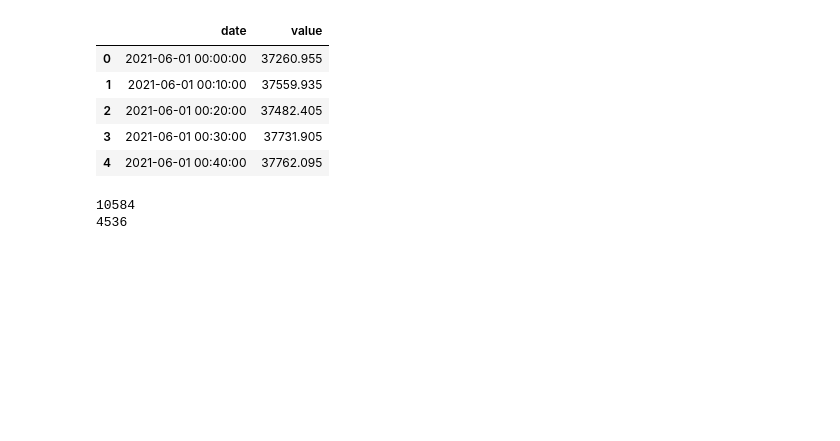
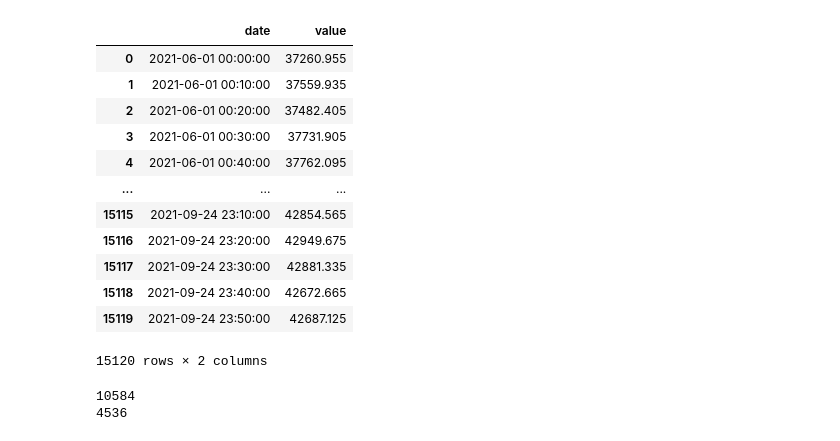
Before and after one commit to enochcluk/Uncertainty-Quantification-for-Cryptocurrency-Price-Forecasting, a Jupyter notebook: 6_5ARIMA_conformal.ipynb, the cells around one changed output. Drawn from its saved outputs; the diff is of its cells as text; code cells hidden in the pictures; blank space fills up the shorter version.

```diff
--- a/6_5ARIMA_conformal.ipynb
+++ b/6_5ARIMA_conformal.ipynb
@@ -10,14 +10,21 @@ Drive already mounted at /content/drive/; to attempt to forcibly remount, call d
 # %%
 df = pd.DataFrame()
 df[["date", "value"]] = data[["threshold_time_ms", "open"]]
-df.head()
+df
 # %% [output]
 |  | date | value |
 | 0 | 2021-06-01 00:00:00 | 37260.955 |
 | 1 | 2021-06-01 00:10:00 | 37559.935 |
 | 2 | 2021-06-01 00:20:00 | 37482.405 |
 | 3 | 2021-06-01 00:30:00 | 37731.905 |
 | 4 | 2021-06-01 00:40:00 | 37762.095 |
+| ... | ... | ... |
+| 15115 | 2021-09-24 23:10:00 | 42854.565 |
+| 15116 | 2021-09-24 23:20:00 | 42949.675 |
+| 15117 | 2021-09-24 23:30:00 | 42881.335 |
+| 15118 | 2021-09-24 23:40:00 | 42672.665 |
+| 15119 | 2021-09-24 23:50:00 | 42687.125 |
+15120 rows × 2 columns
 # %%
 split = int(len(df) * 0.7)
 train = df.iloc[:split].value
```
Also changed, not shown: parts of 52 cells of this notebook, 3 other files.
